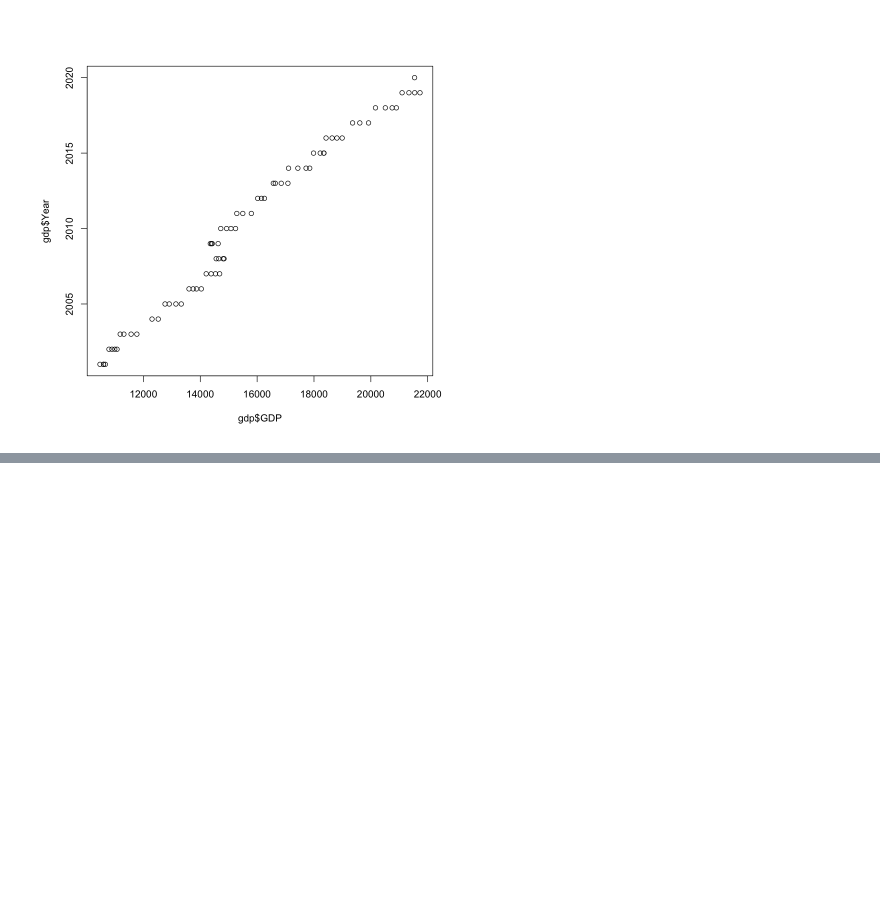
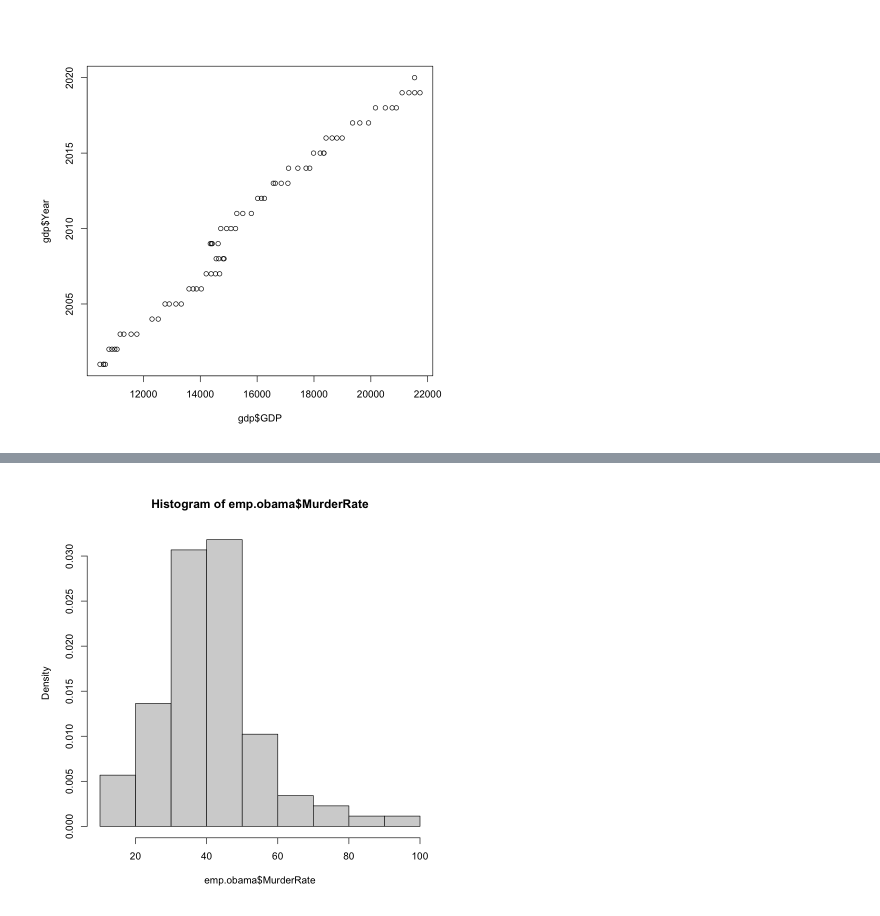
Before and after one commit to aporter1350/nonparametrics, a Jupyter notebook: code/Project.ipynb, the cells around one changed output, grey strips where cells are left out. Saved outputs shown, nothing was run; the diff lists cells and outputs as text; code cells hidden in the pictures; blank space fills up the shorter version.

```diff
--- a/code/Project.ipynb
+++ b/code/Project.ipynb
@@ -117,0 +157,6 @@ plot(gdp$GDP, gdp$Year)
+# %%
+emp.obama=subset(emp, Year<2017)
+emp.obama=subset(emp.obama, Year>2008)
+hist(emp.obama$MurderRate, freq=F)
+# %% [output]
+[figure, added]
```
Also changed, not shown: parts of 21 cells of this notebook, 5 other files.
